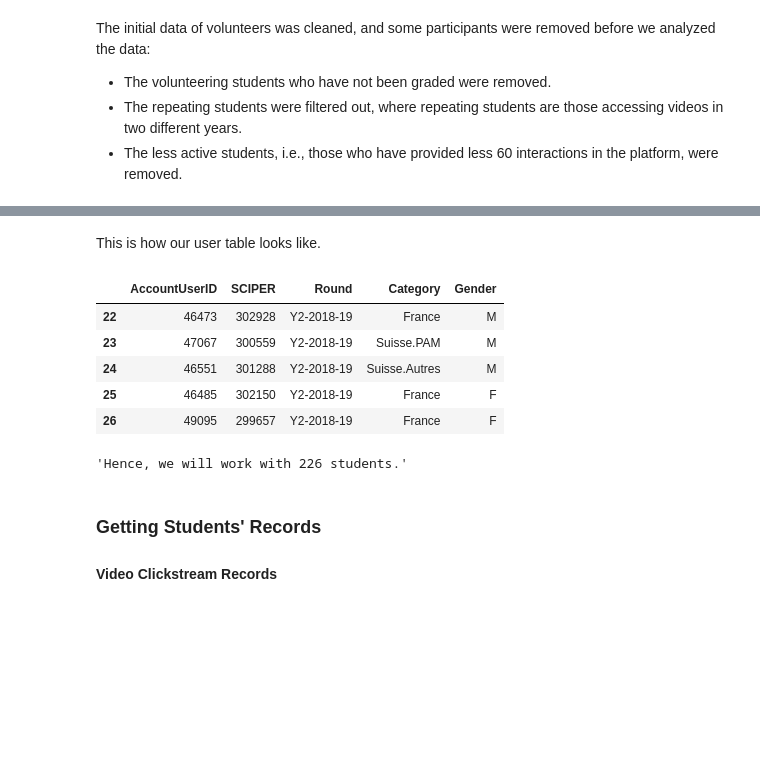
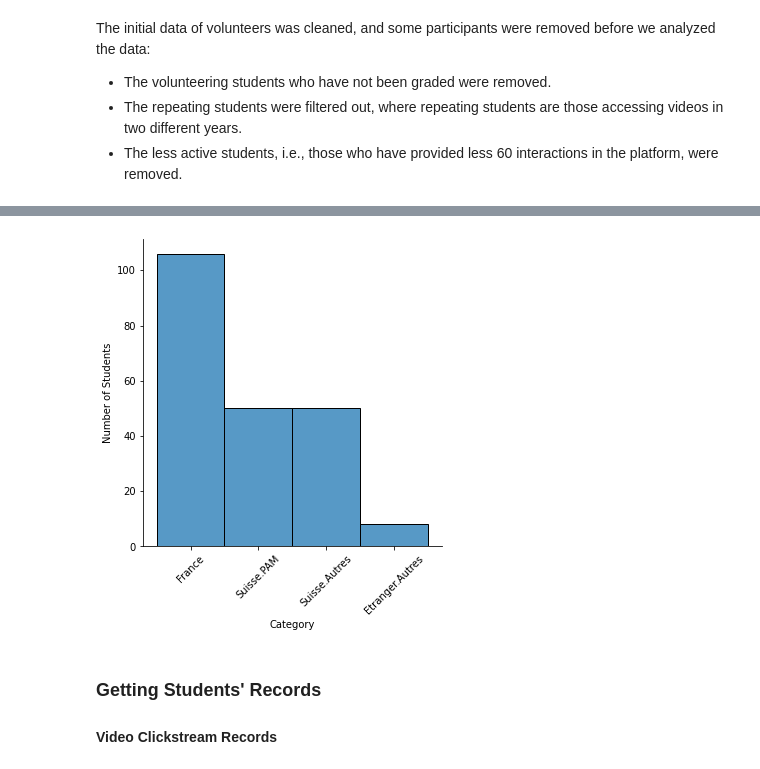
Before and after one commit to epfl-ml4ed/flipped-classroom, a Jupyter notebook: notebooks/early_warning_baselines.ipynb, the cells around one changed output, grey strips where cells are left out. Saved outputs shown, nothing was run; the diff lists cells and outputs as text; code cells hidden in the pictures; blank space fills up the shorter version.

```diff
--- a/notebooks/early_warning_baselines.ipynb
+++ b/notebooks/early_warning_baselines.ipynb
@@ -99,18 +110,10 @@ plt.show()
-# %% [markdown]
-This is how our user table looks like.
-# %%
-user_data.head()
-# %% [output]
-|  | AccountUserID | SCIPER | Round | Category | Gender |
-| 22 | 46473 | 302928 | Y2-2018-19 | France | M |
-| 23 | 47067 | 300559 | Y2-2018-19 | Suisse.PAM | M |
-| 24 | 46551 | 301288 | Y2-2018-19 | Suisse.Autres | M |
-| 25 | 46485 | 302150 | Y2-2018-19 | France | F |
-| 26 | 49095 | 299657 | Y2-2018-19 | France | F |
-# %%
-"Hence, we will work with " + str(len(user_data)) + " students."
-# %% [output]
-'Hence, we will work with 226 students.'
+# %%
+sns.displot(user_data, x='Category')
+plt.ylabel('Number of Students')
+plt.xticks(rotation=45)
+plt.show()
+# %% [output]
+[figure, added]
 # %% [markdown]
 ### Getting Students' Records
 
```
Also changed, not shown: parts of 101 cells of this notebook, 13 other files.
